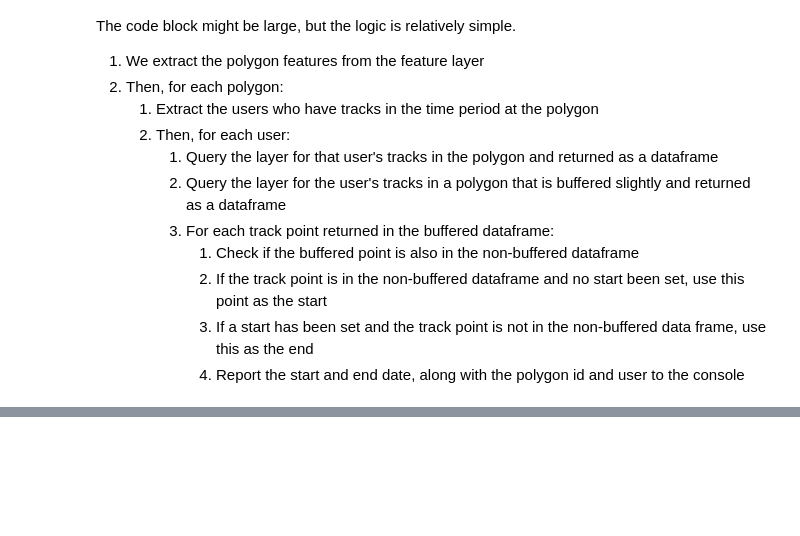
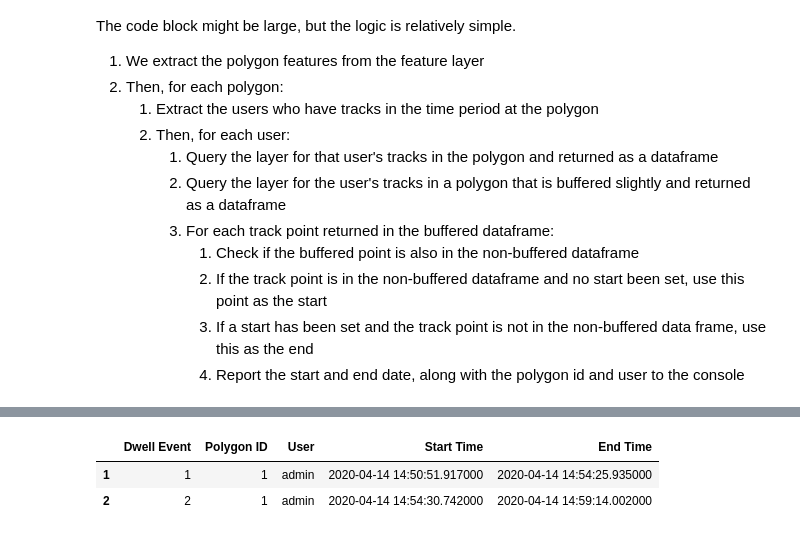
Before and after one commit to Esri/tracker-scripts, a Jupyter notebook: notebooks/examples/Find Dwell Times at Polygons.ipynb, the cells around one changed output, grey strips where cells are left out. Cells and saved outputs as stored; diff of their text form; code cells hidden in the pictures; blank space fills up the shorter version.

```diff
--- a/notebooks/examples/Find Dwell Times at Polygons.ipynb
+++ b/notebooks/examples/Find Dwell Times at Polygons.ipynb
@@ -140,5 +140,5 @@ for feature in polygon_features:
                 dwell_events.append(dwell_df)
                 final_df.loc[i] = [i, str(feature.attributes['objectid']), str(row["created_user"]), str(start_date), "N/A"]
                 i = i + 1
-print(final_df)
+final_df
 # %% [output]
@@ -152,3 +145,6 @@ print(final_df)
+|  | Dwell Event | Polygon ID | User | Start Time | End Time |
+| 1 | 1 | 1 | admin | 2020-04-14 14:50:51.917000 | 2020-04-14 14:54:25.935000 |
+| 2 | 2 | 1 | admin | 2020-04-14 14:54:30.742000 | 2020-04-14 14:59:14.002000 |
 # %%
 # Visualize Dwell Events
 import random
```
Also changed, not shown: parts of 2 cells of this notebook.
